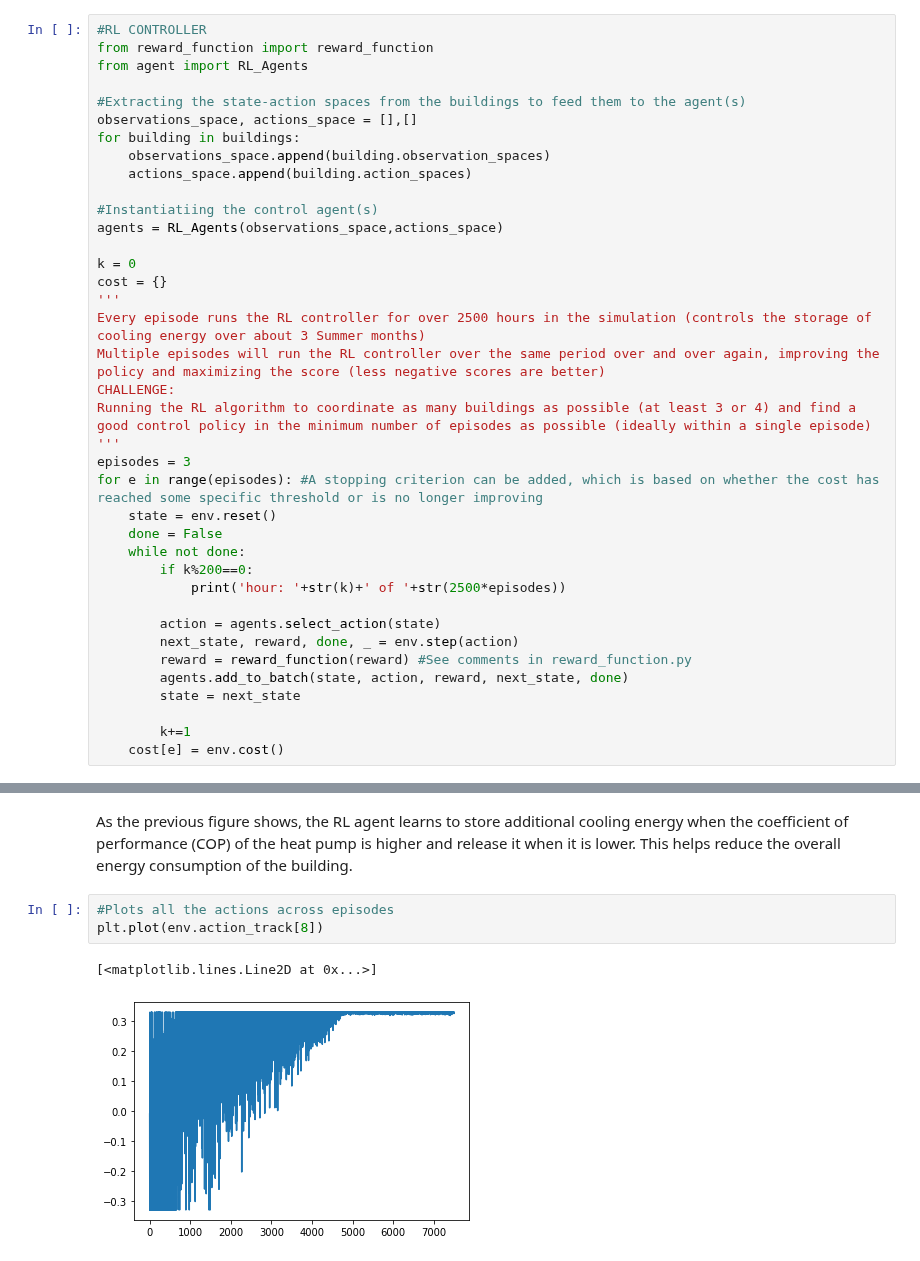
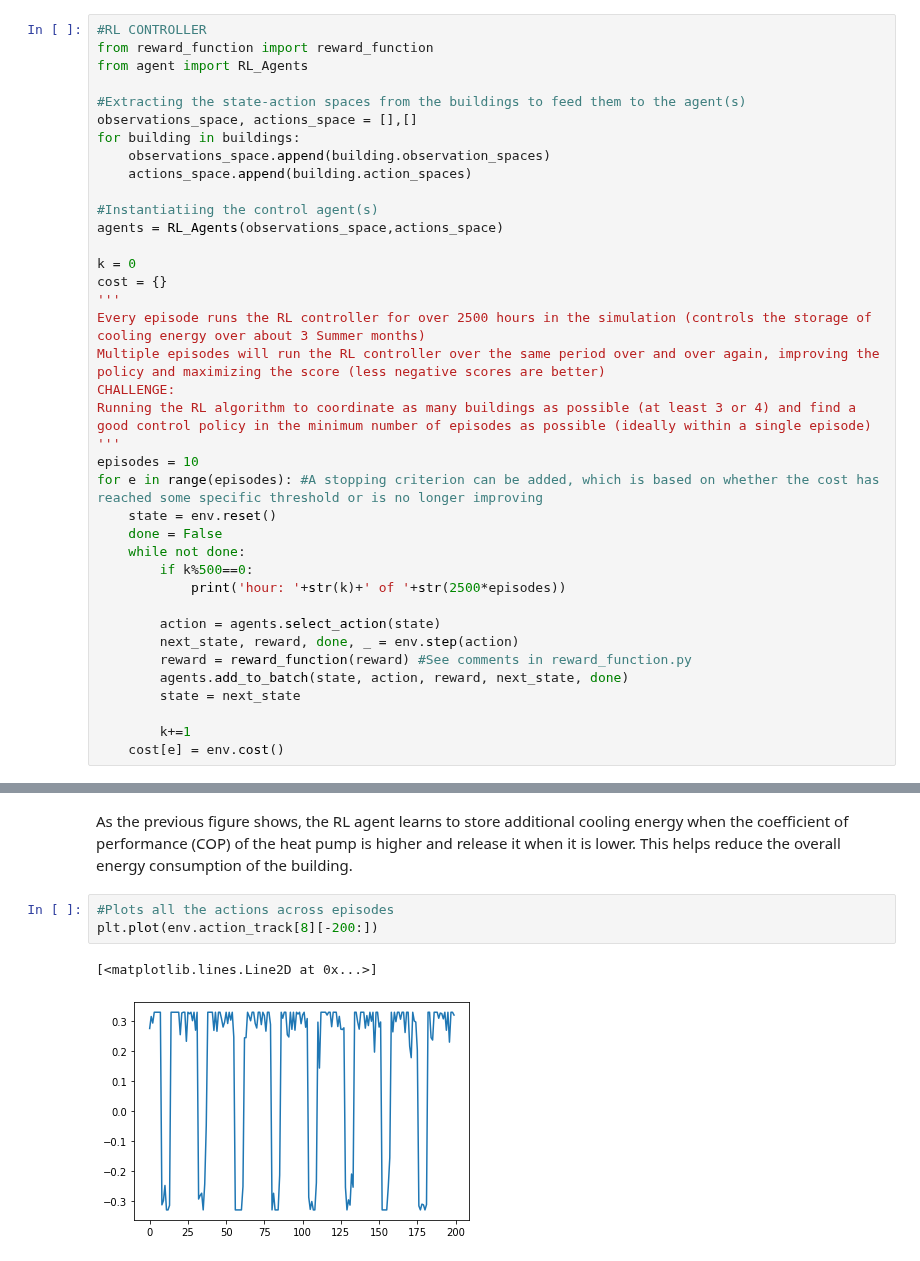
Before and after one commit to intelligent-environments-lab/CityLearn, a Jupyter notebook: main.ipynb, the cells around one changed output, grey strips where cells are left out. Cells and saved outputs as stored; diff of their text form.

```diff
--- a/main.ipynb
+++ b/main.ipynb
@@ -92,12 +92,12 @@ Multiple episodes will run the RL controller over the same period over and over
 CHALLENGE:
 Running the RL algorithm to coordinate as many buildings as possible (at least 3 or 4) and find a good control policy in the minimum number of episodes as possible (ideally within a single episode)
 '''
-episodes = 3
+episodes = 10
 for e in range(episodes): #A stopping criterion can be added, which is based on whether the cost has reached some specific threshold or is no longer improving
     state = env.reset()
     done = False
     while not done:
-        if k%200==0:
+        if k%500==0:
             print('hour: '+str(k)+' of '+str(2500*episodes))
 
         action = agents.select_action(state)
@@ -160,7 +169,7 @@ plt.legend(['RL Action','Heat Pump COP'])
 As the previous figure shows, the RL agent learns to store additional cooling energy when the coefficient of performance (COP) of the heat pump is higher and release it when it is lower. This helps reduce the overall energy consumption of the building.
 # %%
 #Plots all the actions across episodes
-plt.plot(env.action_track[8])
+plt.plot(env.action_track[8][-200:])
 # %% [output]
 [<matplotlib.lines.Line2D at 0x...>]
-[figure, old version]
+[figure, new version]
```
Also changed, not shown: parts of 5 cells of this notebook, 1 other file.
